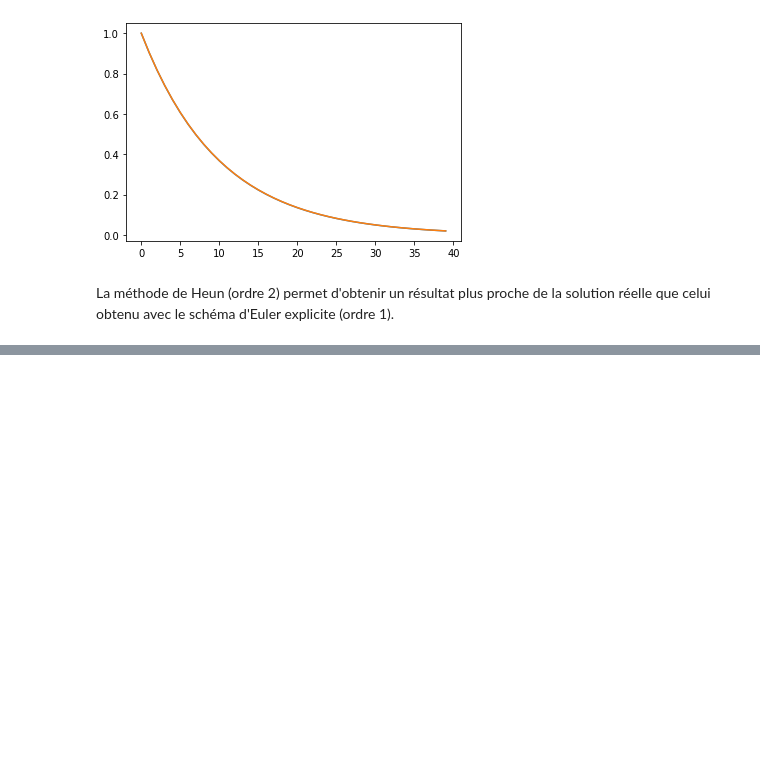
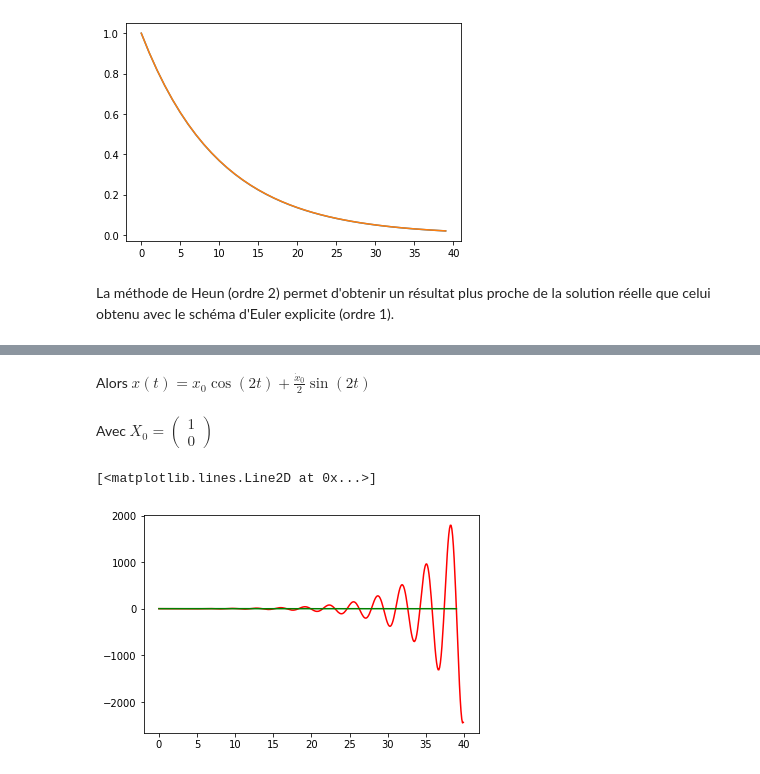
Before and after one commit to jeannebourgarel/projet_equa_diff, a Jupyter notebook: equa_diff.ipynb, the cells around one changed output, grey strips where cells are left out. Cells and saved outputs as stored; diff of their text form; code cells hidden in the pictures; blank space fills up the shorter version.

```diff
--- a/equa_diff.ipynb
+++ b/equa_diff.ipynb
@@ -8,13 +8,13 @@ import matplotlib.pyplot as plt
 # %% [markdown]
 ### Méthode d'Euler
 # %%
-def solve_euler_explicit(f, x0, dt) :
-    t=[0]*40
-    x=[0]*40
+def solve_euler_explicit(f, x0, dt, D) : # D*dt est la durée de simulation
+    t=[0]*D
+    x=[0]*D
     x[0] =  x0
-    for j in range (39) :
+    for j in range (D-1) :
         t[j+1] = t[j]+dt
-        x[j+1] = x[j]+dt*f(t[j],x[j])#je choisis arbitrairement une durée de 1000dt, on pourrait aussi choisir une durée de n dt avec n en paramètre, l'énoncé ne précise pas
+        x[j+1] = x[j]+dt*f(t[j],x[j])
     return t, x
 # %% [markdown]
 ### Méthode de Heun
@@ -60,0 +67,25 @@ La méthode de Heun (ordre 2) permet d'obtenir un résultat plus proche de la so
+# %%
+def g(t,x) :
+    A=np.array([[0, -4], [1, 0]])
+    return np.dot(A, x)
+# %% [markdown]
+Alors $x(t) = x_{0}\cos(2t) + \frac{\dot{x}_{0}}{2}\sin(2t)$
+# %%
+def g1(t, x0) :
+    return (x0[0]*np.cos(2*t) + (x0[1]/2)*np.sin(2*t))
+# %% [markdown]
+Avec $X_{0} = \begin{pmatrix} 1 \\ 0 \end{pmatrix}$
+# %%
+T, X = solve_euler_explicit(g, [1, 0], 0.1, 400)
+T2, X2 = solve_heun(g, [1, 0], 0.1, 400)
+T1 = np.linspace(0, 39, 400)
+X1 = g1(T1, [1, 0])
+Y = np.transpose(X)[0]
+Y2 = np.transpose(X2)[0]
+# %%
+plt.plot(T, Y, color = 'r')
+plt.plot(T1, X1, color = 'g')
+# comparaison Euler-solution réelle
+# %% [output]
+[<matplotlib.lines.Line2D at 0x...>]
+[figure, added]
```
Also changed, not shown: parts of 7 cells of this notebook.
